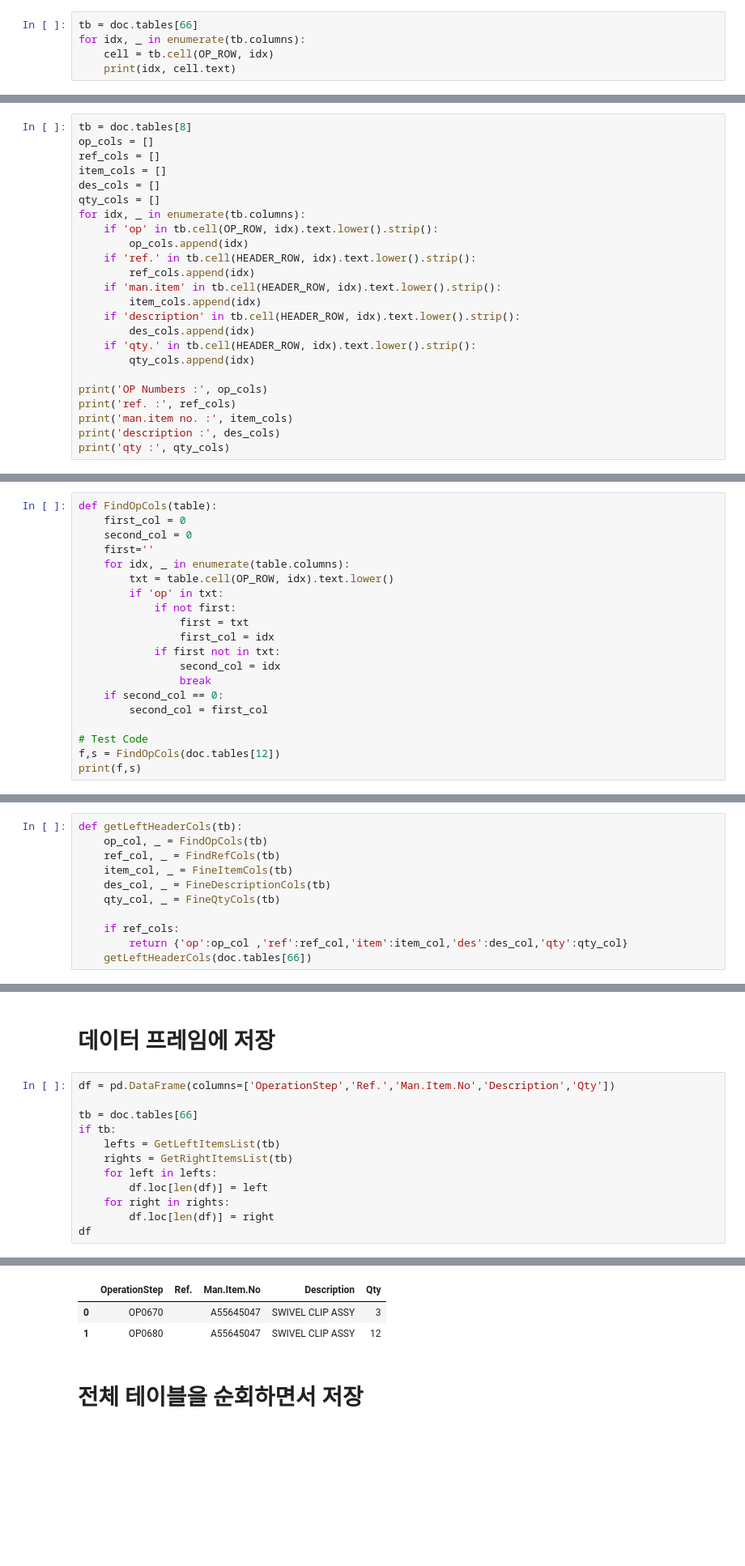
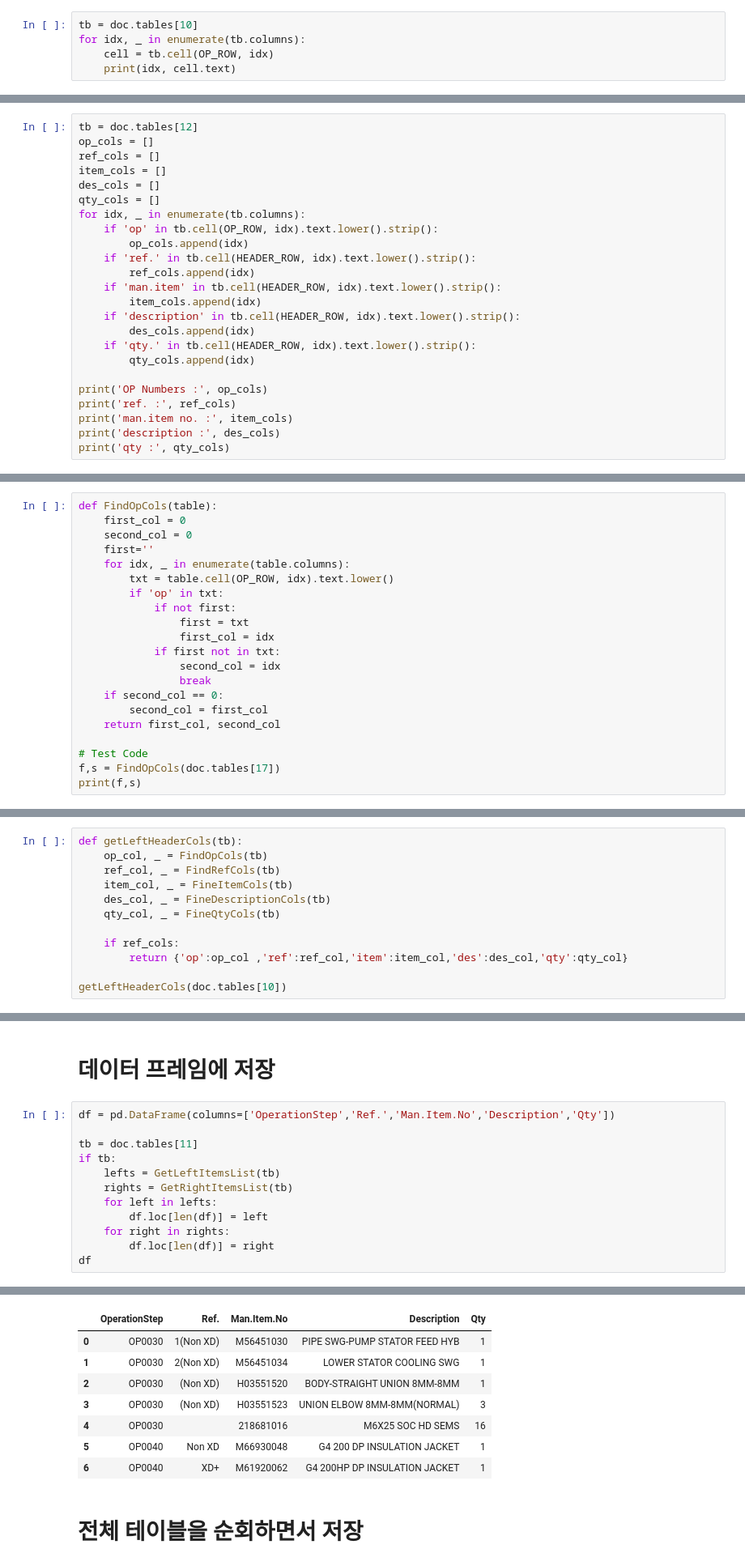
Before and after one commit to gerald-park/PythonImageWorkspace, a Jupyter notebook: DT Academy/Part4 - SOPDataExportAutomation/DOCX/1.DocxExport_FindOP.ipynb, the cells around one changed output, grey strips where cells are left out. Shown at 81% size. Saved outputs shown, nothing was run; the diff lists cells and outputs as text; blank space fills up the shorter version.

```diff
--- a/DT Academy/Part4 - SOPDataExportAutomation/DOCX/1.DocxExport_FindOP.ipynb
+++ b/DT Academy/Part4 - SOPDataExportAutomation/DOCX/1.DocxExport_FindOP.ipynb
@@ -99,7 +99,7 @@ pptx 처럼 절대 위치로 특정할수가 없다.
 ### Find header columns for single
 비교 테이블 : 8,10,12,17
 # %%
-tb = doc.tables[66]
+tb = doc.tables[10]
 for idx, _ in enumerate(tb.columns):
     cell = tb.cell(OP_ROW, idx)
     print(idx, cell.text)
@@ -124,5 +124,5 @@ for idx, _ in enumerate(tb.columns):
 # %%
-tb = doc.tables[8]
+tb = doc.tables[12]
 op_cols = []
 ref_cols = []
 item_cols = []
@@ -179,8 +187,9 @@ def FindOpCols(table):
                 break
     if second_col == 0:
         second_col = first_col
+    return first_col, second_col
 
 # Test Code
-f,s = FindOpCols(doc.tables[12])
+f,s = FindOpCols(doc.tables[17])
 print(f,s)
 # %% [output]
@@ -314,4 +331,5 @@ def getLeftHeaderCols(tb):
 
     if ref_cols:
         return {'op':op_col ,'ref':ref_col,'item':item_col,'des':des_col,'qty':qty_col}
-    getLeftHeaderCols(doc.tables[66])
+
+getLeftHeaderCols(doc.tables[10])
@@ -400,7 +433,7 @@ OP0680  A55645047 SWIVEL CLIP ASSY 12
 # %%
 df = pd.DataFrame(columns=['OperationStep','Ref.','Man.Item.No','Description','Qty'])
 
-tb = doc.tables[66]
+tb = doc.tables[11]
 if tb:
     lefts = GetLeftItemsList(tb)
     rights = GetRightItemsList(tb)
@@ -413,6 +454,11 @@ df
 |  | OperationStep | Ref. | Man.Item.No | Description | Qty |
-| 0 | OP0670 |  | A55645047 | SWIVEL CLIP ASSY | 3 |
-| 1 | OP0680 |  | A55645047 | SWIVEL CLIP ASSY | 12 |
+| 0 | OP0030 | 1(Non XD) | M56451030 | PIPE SWG-PUMP STATOR FEED HYB | 1 |
+| 1 | OP0030 | 2(Non XD) | M56451034 | LOWER STATOR COOLING SWG | 1 |
+| 2 | OP0030 | (Non XD) | H03551520 | BODY-STRAIGHT UNION 8MM-8MM | 1 |
+| 3 | OP0030 | (Non XD) | H03551523 | UNION ELBOW 8MM-8MM(NORMAL) | 3 |
+| 4 | OP0030 |  | 218681016 | M6X25 SOC HD SEMS | 16 |
+| 5 | OP0040 | Non XD | M66930048 | G4 200 DP INSULATION JACKET | 1 |
+| 6 | OP0040 | XD+ | M61920062 | G4 200HP DP INSULATION JACKET | 1 |
 # %% [markdown]
 # 전체 테이블을 순회하면서 저장
 # %%
```
Also changed, not shown: parts of 25 cells of this notebook, 9 other files.
